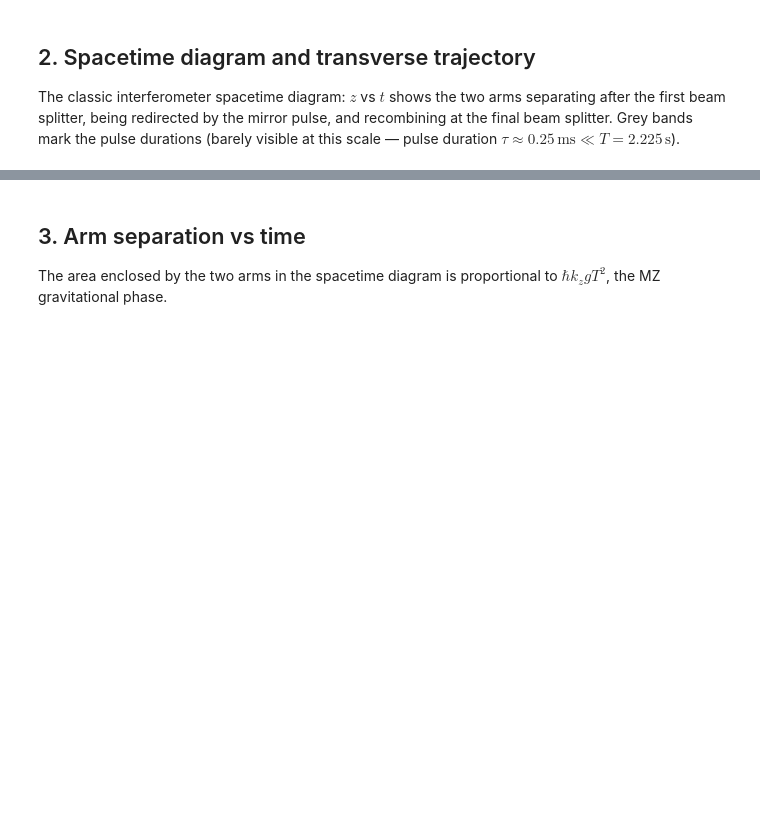
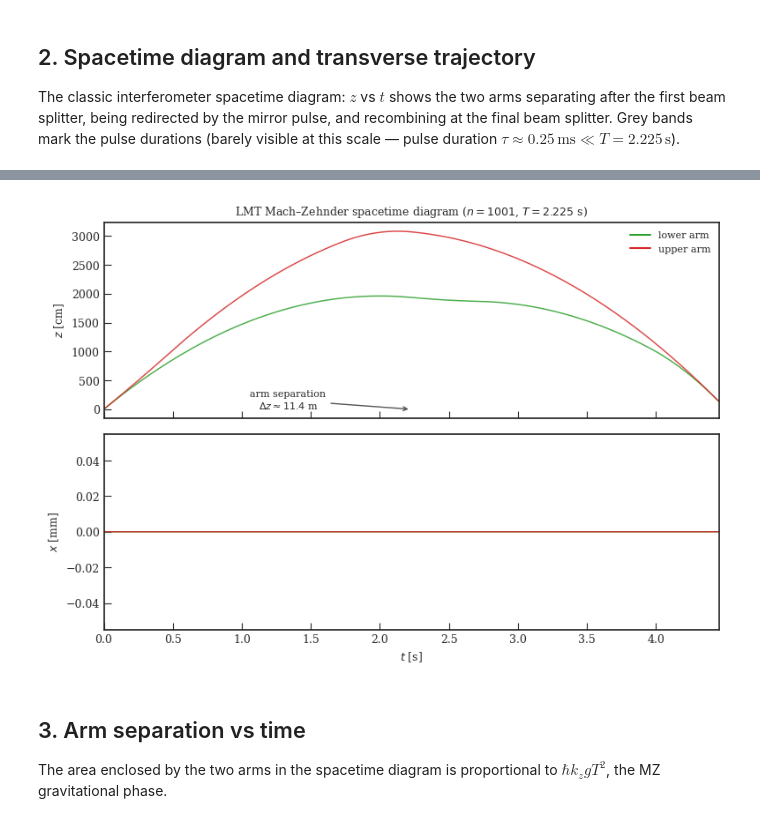
Before and after one commit to noammouelle/aispy, a Jupyter notebook: examples/example_trajectory.ipynb, the cells around one changed output, grey strips where cells are left out. Drawn from its saved outputs; the diff is of its cells as text; code cells hidden in the pictures; blank space fills up the shorter version.

```diff
--- a/examples/example_trajectory.ipynb
+++ b/examples/example_trajectory.ipynb
@@ -126,17 +145,19 @@ pulse duration $\tau \approx 0.25\,\text{ms} \ll T = 2.225\,\text{s}$).
 # %%
 # n=1001: dense LMT snapshots cover the LMT blocks; interpolation only
 # kicks in for the long free-flight intervals (dt > 5 ms threshold).
 fig, (ax_z, ax_x) = plot_trajectory(traj, figsize=(9, 6), n_interp=200,
-                                     show_pulses=False)   # too many pulses to shade
+                                     show_pulses=True)   # too many pulses to shade
 
 # Annotate arm separation
 ax_z.annotate(f'arm separation\n$\\Delta z \\approx {max_sep:.1f}$ m',
               xy=(max_t, 0), xytext=(max_t * 0.6, 5),
               arrowprops=dict(arrowstyle='->', color='#555'),
               fontsize=8, ha='center')
 ax_z.set_title(f'LMT Mach–Zehnder spacetime diagram ($n=1001$, $T=2.225$ s)', fontsize=9)
 plt.savefig('trajectory_n1001_spacetime.png', bbox_inches='tight')
 plt.show()
+# %% [output]
+[figure, added]
 # %% [markdown]
 ## 3. Arm separation vs time
 
```
Also changed, not shown: parts of 7 cells of this notebook, 1 other file.
